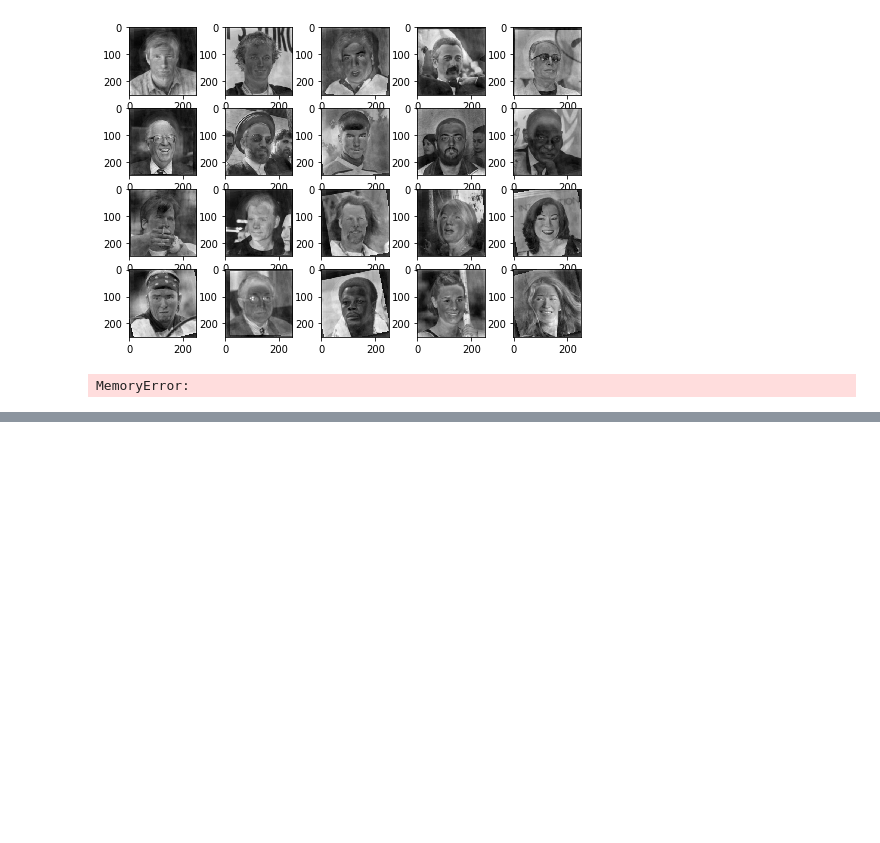
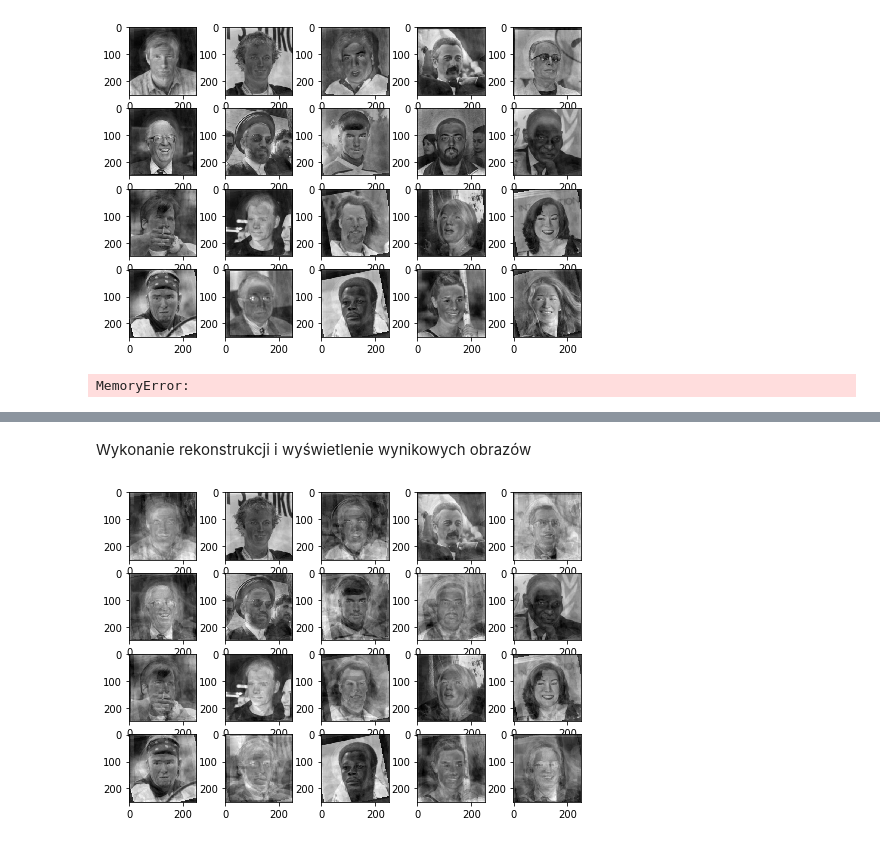
Before and after one commit to pawel717-SCGE/eigenfaces, a Jupyter notebook: SCZ_Eigenfaces_Pawel_Suchanicz_Elzbieta_Dziedzic.ipynb, the cells around one changed output, grey strips where cells are left out. Saved outputs shown, nothing was run; the diff lists cells and outputs as text; code cells hidden in the pictures; blank space fills up the shorter version.

```diff
--- a/SCZ_Eigenfaces_Pawel_Suchanicz_Elzbieta_Dziedzic.ipynb
+++ b/SCZ_Eigenfaces_Pawel_Suchanicz_Elzbieta_Dziedzic.ipynb
@@ -83,0 +151,8 @@ Nie można obliczyć macierzy kowariancji z powodu zbyt dużej ilości danych (b
+# %%
+proj_data = np.dot(normalised_images, reduced_eigenvectors.transpose())
+imgs_weights = np.zeros((normalised_images.shape[0], reduced_eigenvectors.shape[0]))
+for i in range(normalised_images.shape[0]):
+    reduced_eigenvectors = reduced_eigenvectors / np.linalg.norm(reduced_eigenvectors, axis=1)[:, np.newaxis]
+    proj = normalised_images[i] * reduced_eigenvectors
+    coef = [sum(x) for x in proj]
+    imgs_weights[i] = coef
@@ -83,0 +161,16 @@ Nie można obliczyć macierzy kowariancji z powodu zbyt dużej ilości danych (b
+# %%
+def reconstruct(eigenvectors, weights):
+    img = np.zeros((1, height * width))
+    for i in range(len(eigenvectors)):
+        img += eigenvectors[i] * weights[i]
+    return img
+
+def reconstruct_images(eigenvectors, imgs_weights):
+    return np.array([reconstruct(reduced_eigenvectors, weight) for weight in imgs_weights])
+# %% [markdown]
+Wykonanie rekonstrukcji i wyświetlenie wynikowych obrazów
+# %%
+reconstructed_images = reconstruct_images(reduced_eigenvectors, imgs_weights)
+display_images(reconstructed_images)
+# %% [output]
+[figure, added]
```
Also changed, not shown: parts of 17 cells of this notebook, 2 other files.
